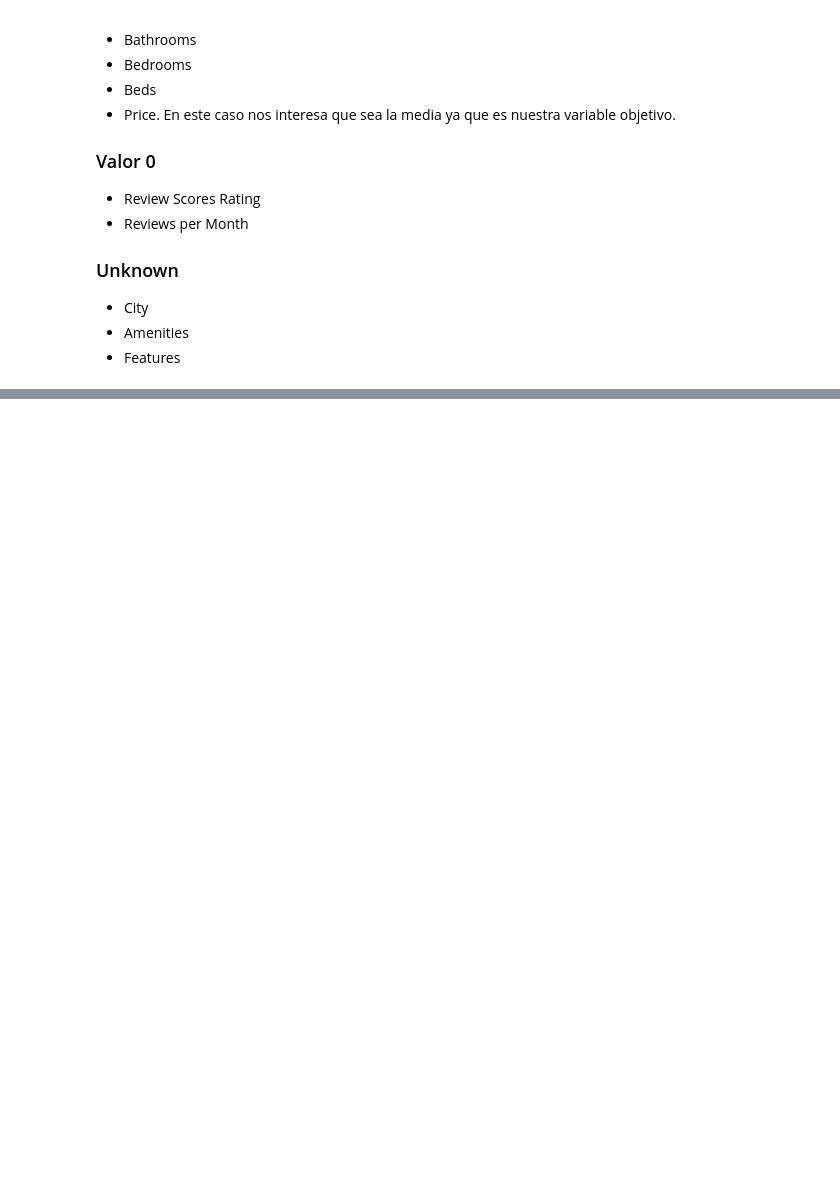
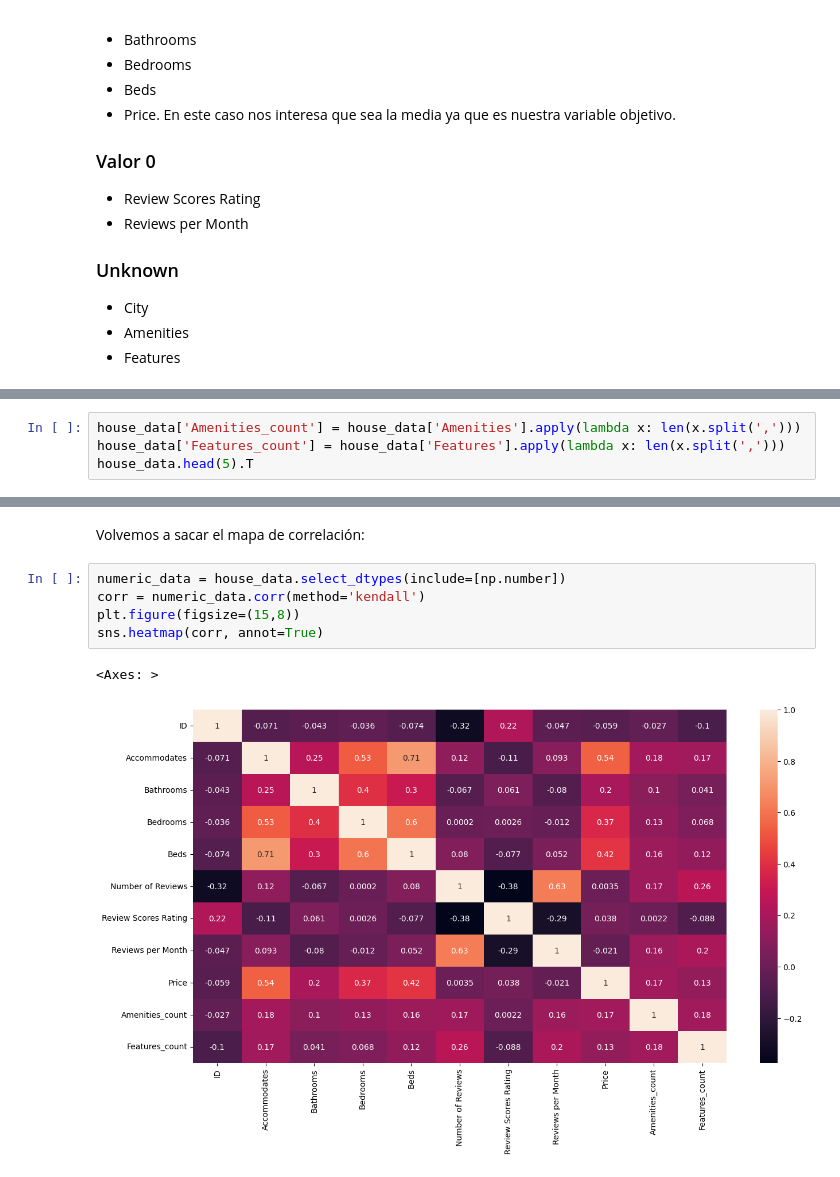
Before and after one commit to jaimegonzalezc/KC-Practica-MachineLearning, a Jupyter notebook: practicaML.ipynb, the cells around one changed output, grey strips where cells are left out. Cells and saved outputs as stored; diff of their text form; blank space fills up the shorter version.

```diff
--- a/practicaML.ipynb
+++ b/practicaML.ipynb
@@ -293,0 +312,4 @@ house_data.head(5).T
+# %%
+house_data['Amenities_count'] = house_data['Amenities'].apply(lambda x: len(x.split(',')))
+house_data['Features_count'] = house_data['Features'].apply(lambda x: len(x.split(',')))
+house_data.head(5).T
@@ -293,0 +334,10 @@ house_data.head(5).T
+# %% [markdown]
+Volvemos a sacar el mapa de correlación:
+# %%
+numeric_data = house_data.select_dtypes(include=[np.number])
+corr = numeric_data.corr(method='kendall')
+plt.figure(figsize=(15,8))
+sns.heatmap(corr, annot=True)
+# %% [output]
+<Axes: >
+[figure, added]
```
Also changed, not shown: parts of 13 cells of this notebook, 4 other files.
